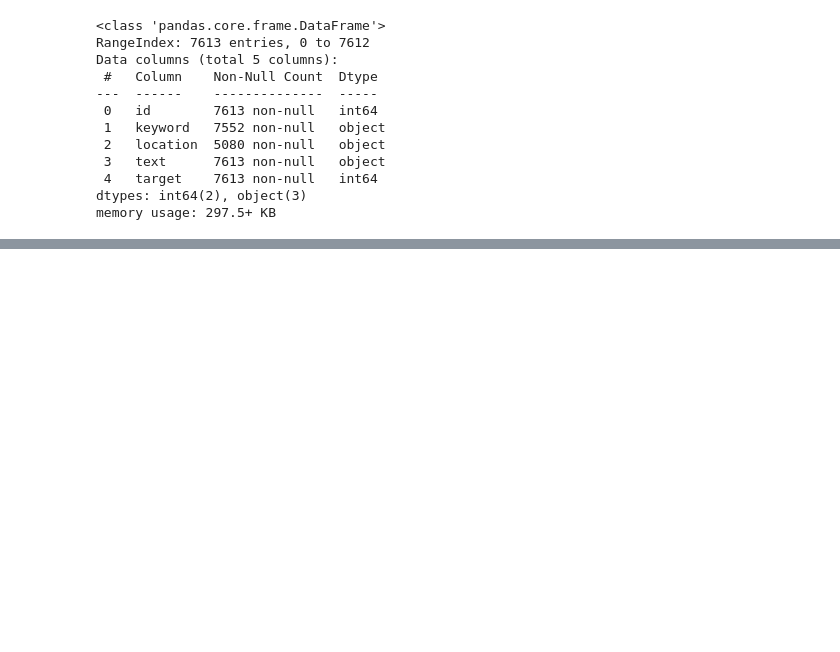
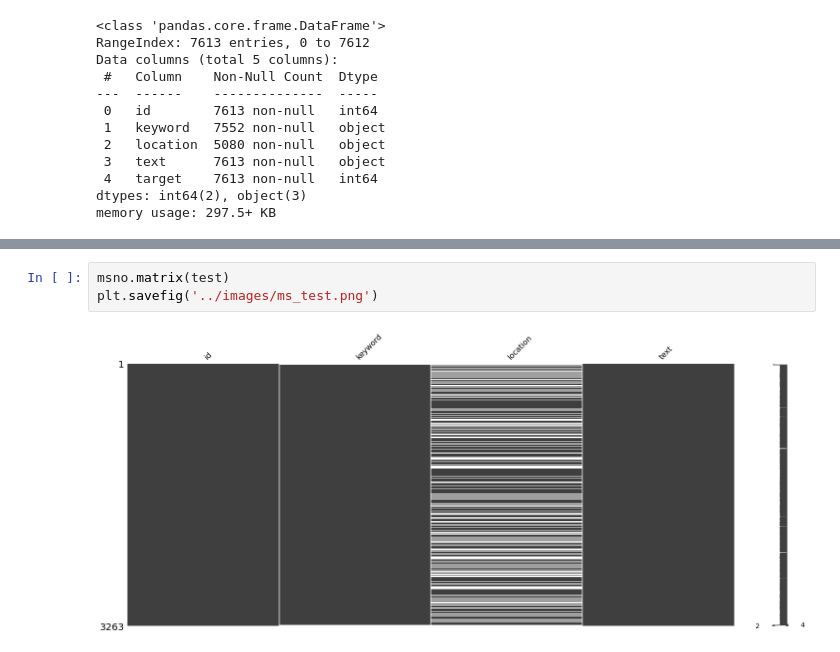
Before and after one commit to rghosh8/capstone-2, a Jupyter notebook: notebooks/sprint.ipynb, the cells around one changed output, grey strips where cells are left out. Saved outputs shown, nothing was run; the diff lists cells and outputs as text; blank space fills up the shorter version.

```diff
--- a/notebooks/sprint.ipynb
+++ b/notebooks/sprint.ipynb
@@ -104,0 +117,5 @@ memory usage: 297.5+ KB
+# %%
+msno.matrix(test)
+plt.savefig('../images/ms_test.png')
+# %% [output]
+[figure, added]
```
Also changed, not shown: parts of 4 cells of this notebook, 3 other files.
